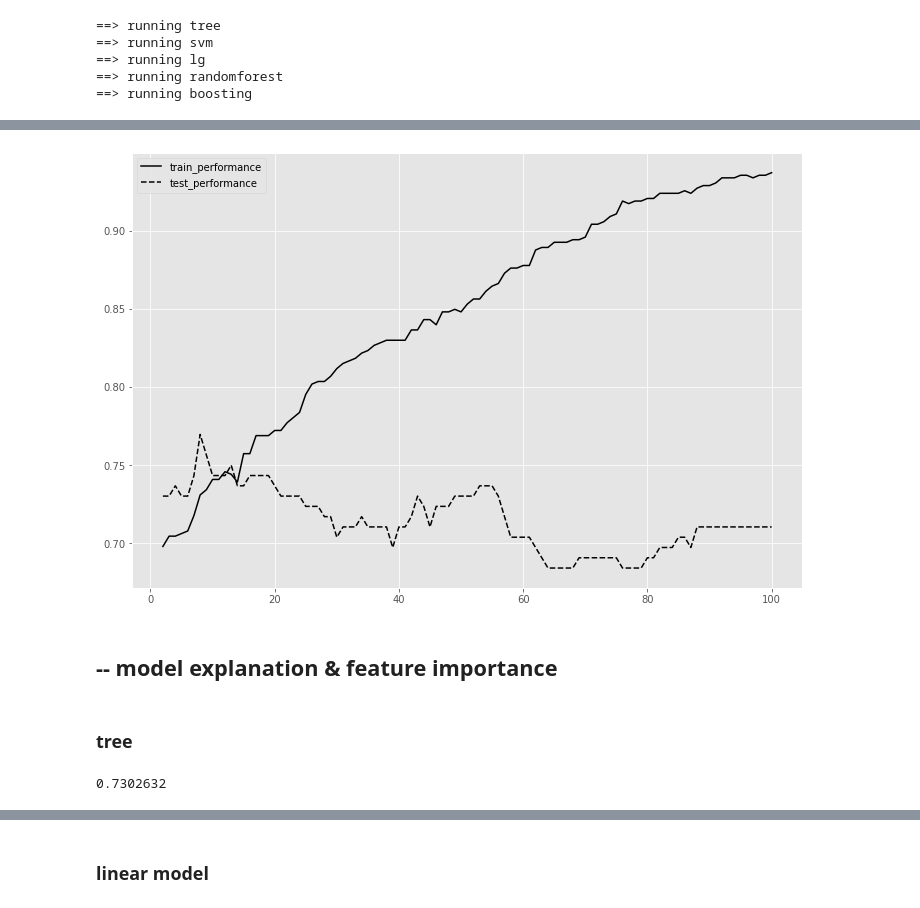
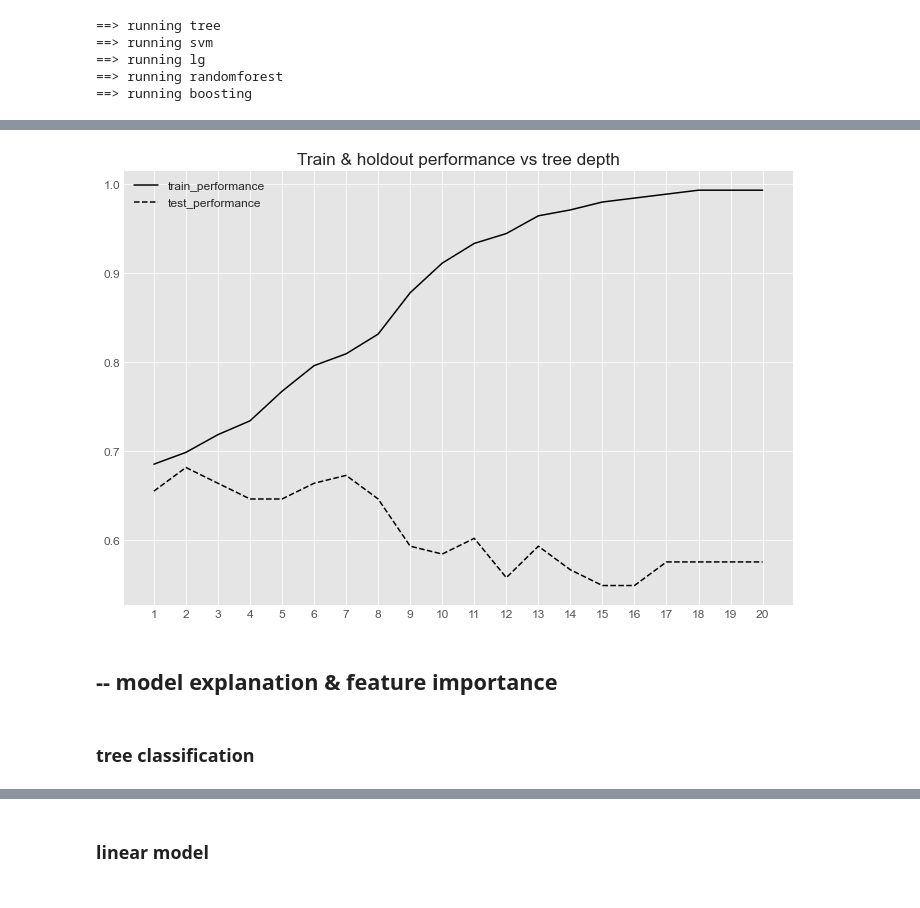
Before and after one commit to happyhil/uva-strategy-analytics, a Jupyter notebook: assignments/assignment1/model.ipynb, the cells around one changed output, grey strips where cells are left out. Cells and saved outputs as stored; diff of their text form; code cells hidden in the pictures.

Commit message:
model development and insights

```diff
--- a/assignments/assignment1/model.ipynb
+++ b/assignments/assignment1/model.ipynb
@@ -17,6 +17,7 @@ import matplotlib
 import matplotlib.pyplot as plt
 plt.style.use("ggplot")
 plt.rcParams["figure.figsize"] = [12, 8]
+matplotlib.rcParams.update({'font.size': 12})
 # %%
 def _seq_forward_selection(dataf, ycolumn, xcolumns, test_size, method, seed=99):
     """Sequential forward selection of available features based on holdout performance"""
@@ -48,7 +49,7 @@ def _model(X_train, X_test, y_train, y_test, method, seed=99):
     """Fit model and predict on test set"""
 
     if method == 'tree':
-        classifier = DecisionTreeClassifier(min_samples_leaf=int(round(len(X_train)*0.01)), random_state=seed)
+        classifier = DecisionTreeClassifier(random_state=seed)
         classifier.fit(X_train, y_train)
         y_predict = classifier.predict(X_test)
 
@@ -63,7 +64,7 @@ def _model(X_train, X_test, y_train, y_test, method, seed=99):
         y_predict = classifier.predict(X_test)
 
     if method == 'randomforest':
-        classifier = RandomForestClassifier(n_estimators=100, max_depth=9, random_state=seed)
+        classifier = RandomForestClassifier(n_estimators=100, random_state=seed)
         classifier.fit(X_train, y_train)
         y_predict = classifier.predict(X_test)
 
@@ -110,9 +111,9 @@ def tree_fit_score(X_train, y_train, X_test=None, y_test=None, n_nodes=None, use
     """Fit model on training data, and calculate accuracy based on training or test data"""
 
     if method == 'tree':
-        classifier = DecisionTreeClassifier(max_leaf_nodes=n_nodes, random_state=99)
+        classifier = DecisionTreeClassifier(max_depth=n_nodes, random_state=99)
     elif method == 'randomforest':
-        classifier = RandomForestClassifier(n_estimators=100, max_leaf_nodes=n_nodes, random_state=seed)
+        classifier = RandomForestClassifier(n_estimators=100, max_depth=n_nodes, random_state=seed)
     classifier.fit(X_train, y_train)
     if use_testset == False:
         y_predict = classifier.predict(X_train)
@@ -122,11 +123,11 @@ def tree_fit_score(X_train, y_train, X_test=None, y_test=None, n_nodes=None, use
         score = metrics.accuracy_score(y_test, y_predict)
     return score
 
-def n_node_increase_scores(X_train, y_train, X_test, y_test, node_range, method):
+def n_node_increase_scores(X_train, y_train, X_test, y_test, depth_range, method):
     """Get model accuracies for the given n nodes range"""
 
     rows = []
-    for n in node_range:
+    for n in depth_range:
         _score_full = tree_fit_score(X_train, y_train, n_nodes=n, use_testset=False, method=method)
         _score_testtrain = tree_fit_score(X_train, y_train, X_test, y_test, n_nodes=n, method=method)
         rows.append([n, _score_full, _score_testtrain])
@@ -138,4 +139,6 @@ def plot_fitting_graph(rows):
 
     plt.plot([y[0] for y in rows], [y[1] for y in rows], label='train_performance', color='k')
     plt.plot([y[0] for y in rows], [y[2] for y in rows], label='test_performance', color='k', linestyle='dashed')
+    plt.xticks(np.arange(1, max([y[0] for y in rows])+1, step=1))
+    plt.title('Train & holdout performance vs tree depth')
     plt.legend()
@@ -188,0 +191,4 @@ for m in models:
+# %%
+start_depth = 1
+end_depth = 20
+model_to_run = 'tree'
@@ -189,22 +212,19 @@ for m in models:
 # %%
-start_n_nodes = 2
-end_n_nodes = 100
-method = 'randomforest'
-
-X = df[model_comparison[method]['features']].values
+xcolumns = [c for c in df.columns if c != ycolumn]
+X = df[xcolumns].values
 y = df[ycolumn].values
 X_train, X_test, y_train, y_test = train_test_split(X, y, test_size=test_size, random_state=seed)
 
 scaler = StandardScaler()
 X_train = scaler.fit_transform(X_train)
 X_test = scaler.transform(X_test)
 
-scores = n_node_increase_scores(X_train, y_train, X_test, y_test, range(start_n_nodes, end_n_nodes+1), method)
+scores = n_node_increase_scores(X_train, y_train, X_test, y_test, range(start_depth, end_depth+1), model_to_run)
 plot_fitting_graph(scores)
 # %% [output]
-[figure, old version]
+[figure, new version]
 # %% [markdown]
 ## -- model explanation & feature importance
 # %% [markdown]
-### tree
+### tree classification
 # %%
@@ -222,7 +240,3 @@ classifier = RandomForestClassifier(n_estimators=100, max_depth=4, random_state=
 classifier.fit(X_train, y_train)
 y_predict = classifier.predict(X_test)
 score = round(metrics.accuracy_score(y_test, y_predict), 7)
-# %%
-score
-# %% [output]
-0.7302632
```
Also changed, not shown: parts of 20 cells of this notebook, 4 other files.
